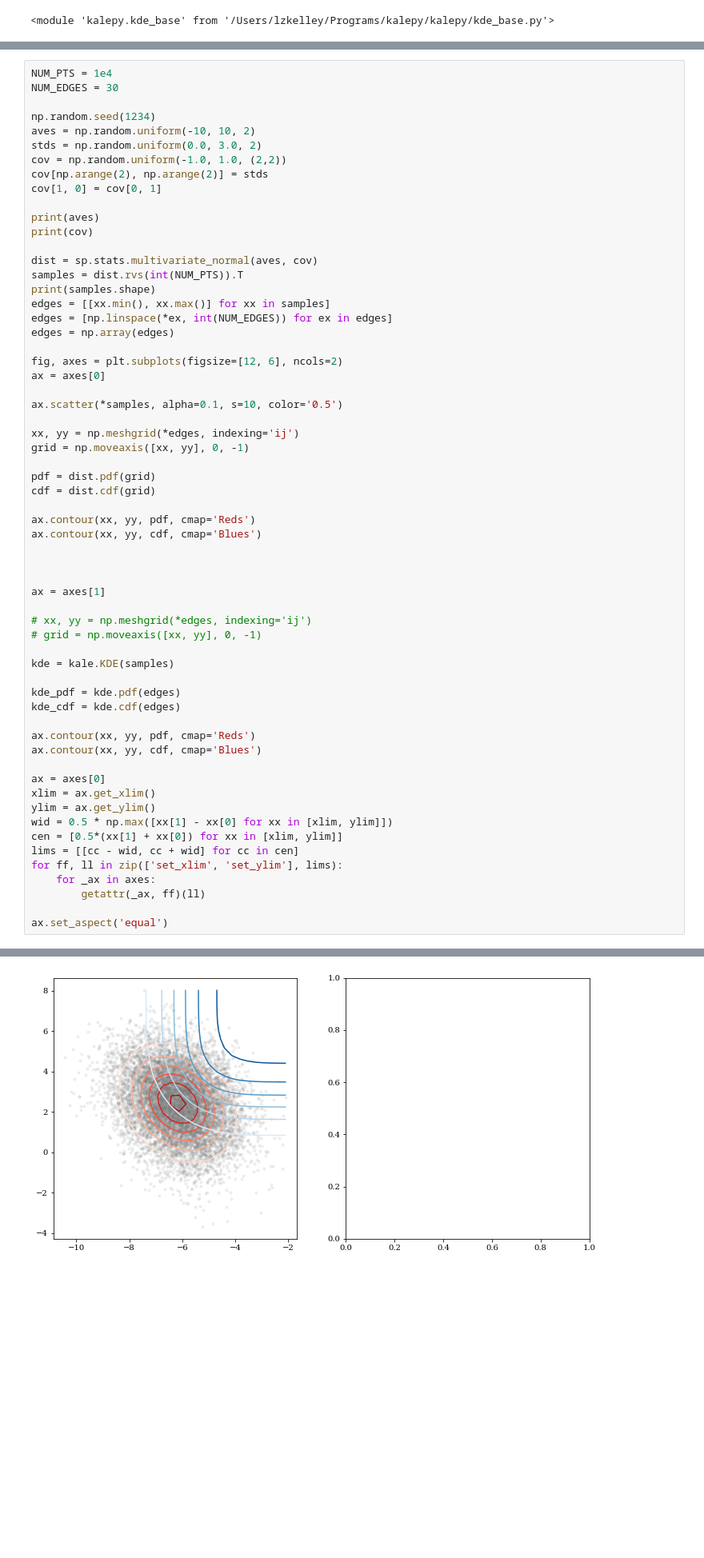
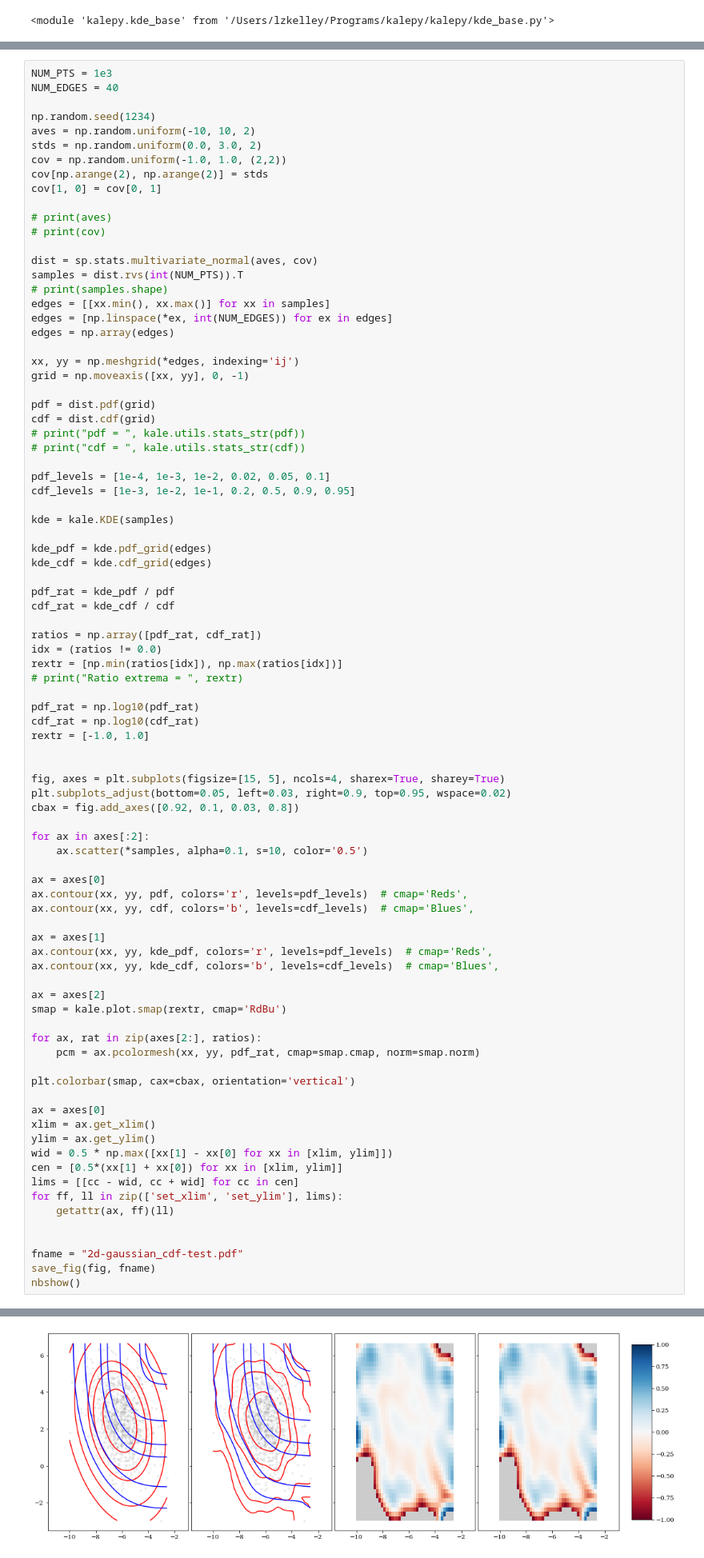
Before and after one commit to lzkelley/kalepy, a Jupyter notebook: notebooks/kde.ipynb, the cells around one changed output, grey strips where cells are left out. Shown at 80% size. Cells and saved outputs as stored; diff of their text form; blank space fills up the shorter version.

Commit message:
CDF working for 1D and 2D, simple tests in 'kde.ipynb'

```diff
--- a/notebooks/kde.ipynb
+++ b/notebooks/kde.ipynb
@@ -981,8 +981,8 @@ def check_2d_samples_cdf(samples, edges, tru_cdf, tru_pdf=None):
 
     return fig
 # %%
-NUM_PTS = 1e4
-NUM_EDGES = 30
+NUM_PTS = 1e3
+NUM_EDGES = 40
 
 np.random.seed(1234)
 aves = np.random.uniform(-10, 10, 2)
@@ -991,44 +991,67 @@ cov = np.random.uniform(-1.0, 1.0, (2,2))
 cov[np.arange(2), np.arange(2)] = stds
 cov[1, 0] = cov[0, 1]
 
-print(aves)
-print(cov)
+# print(aves)
+# print(cov)
 
 dist = sp.stats.multivariate_normal(aves, cov)
 samples = dist.rvs(int(NUM_PTS)).T
-print(samples.shape)
+# print(samples.shape)
 edges = [[xx.min(), xx.max()] for xx in samples]
 edges = [np.linspace(*ex, int(NUM_EDGES)) for ex in edges]
 edges = np.array(edges)
-
-fig, axes = plt.subplots(figsize=[12, 6], ncols=2)
-ax = axes[0]
-
-ax.scatter(*samples, alpha=0.1, s=10, color='0.5')
 
 xx, yy = np.meshgrid(*edges, indexing='ij')
 grid = np.moveaxis([xx, yy], 0, -1)
 
 pdf = dist.pdf(grid)
 cdf = dist.cdf(grid)
+# print("pdf = ", kale.utils.stats_str(pdf))
+# print("cdf = ", kale.utils.stats_str(cdf))
 
-ax.contour(xx, yy, pdf, cmap='Reds')
-ax.contour(xx, yy, cdf, cmap='Blues')
-
-
-
-ax = axes[1]
-
-# xx, yy = np.meshgrid(*edges, indexing='ij')
-# grid = np.moveaxis([xx, yy], 0, -1)
+pdf_levels = [1e-4, 1e-3, 1e-2, 0.02, 0.05, 0.1]
+cdf_levels = [1e-3, 1e-2, 1e-1, 0.2, 0.5, 0.9, 0.95]
 
 kde = kale.KDE(samples)
 
-kde_pdf = kde.pdf(edges)
-kde_cdf = kde.cdf(edges)
+kde_pdf = kde.pdf_grid(edges)
+kde_cdf = kde.cdf_grid(edges)
 
-ax.contour(xx, yy, pdf, cmap='Reds')
-ax.contour(xx, yy, cdf, cmap='Blues')
+pdf_rat = kde_pdf / pdf
+cdf_rat = kde_cdf / cdf
+
+ratios = np.array([pdf_rat, cdf_rat])
+idx = (ratios != 0.0)
+rextr = [np.min(ratios[idx]), np.max(ratios[idx])]
+# print("Ratio extrema = ", rextr)
+
+pdf_rat = np.log10(pdf_rat)
+cdf_rat = np.log10(cdf_rat)
+rextr = [-1.0, 1.0]
+
+
+fig, axes = plt.subplots(figsize=[15, 5], ncols=4, sharex=True, sharey=True)
+plt.subplots_adjust(bottom=0.05, left=0.03, right=0.9, top=0.95, wspace=0.02)
+cbax = fig.add_axes([0.92, 0.1, 0.03, 0.8])
+
+for ax in axes[:2]:
+    ax.scatter(*samples, alpha=0.1, s=10, color='0.5')
+
+ax = axes[0]
+ax.contour(xx, yy, pdf, colors='r', levels=pdf_levels)  # cmap='Reds',
+ax.contour(xx, yy, cdf, colors='b', levels=cdf_levels)  # cmap='Blues',
+
+ax = axes[1]
+ax.contour(xx, yy, kde_pdf, colors='r', levels=pdf_levels)  # cmap='Reds',
+ax.contour(xx, yy, kde_cdf, colors='b', levels=cdf_levels)  # cmap='Blues',
+
+ax = axes[2]
+smap = kale.plot.smap(rextr, cmap='RdBu')
+
+for ax, rat in zip(axes[2:], ratios):
+    pcm = ax.pcolormesh(xx, yy, pdf_rat, cmap=smap.cmap, norm=smap.norm)
+
+plt.colorbar(smap, cax=cbax, orientation='vertical')
 
 ax = axes[0]
 xlim = ax.get_xlim()
@@ -1037,8 +1060,10 @@ wid = 0.5 * np.max([xx[1] - xx[0] for xx in [xlim, ylim]])
 cen = [0.5*(xx[1] + xx[0]) for xx in [xlim, ylim]]
 lims = [[cc - wid, cc + wid] for cc in cen]
 for ff, ll in zip(['set_xlim', 'set_ylim'], lims):
-    for _ax in axes:
-        getattr(_ax, ff)(ll)
+    getattr(ax, ff)(ll)
 
-ax.set_aspect('equal')
+
+fname = "2d-gaussian_cdf-test.pdf"
+save_fig(fig, fname)
+nbshow()
 # %% [output]
@@ -1052 +1074 @@ IndexError: too many indices for array
-[figure, old version]
+[figure, new version]
```
Also changed, not shown: parts of 1 cell of this notebook, 2 other files.
